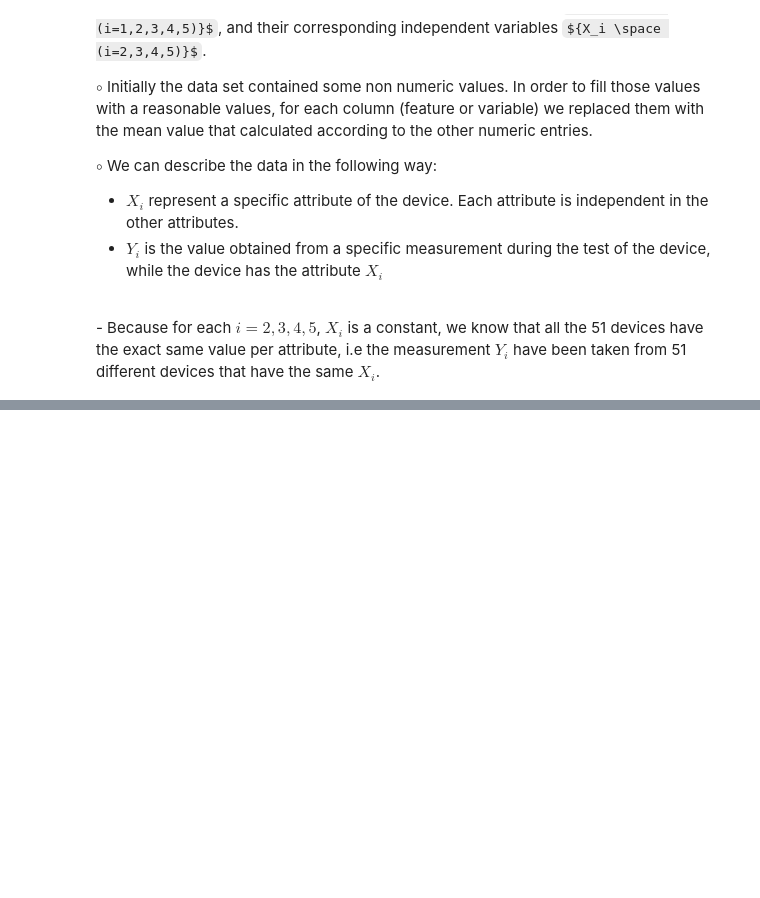
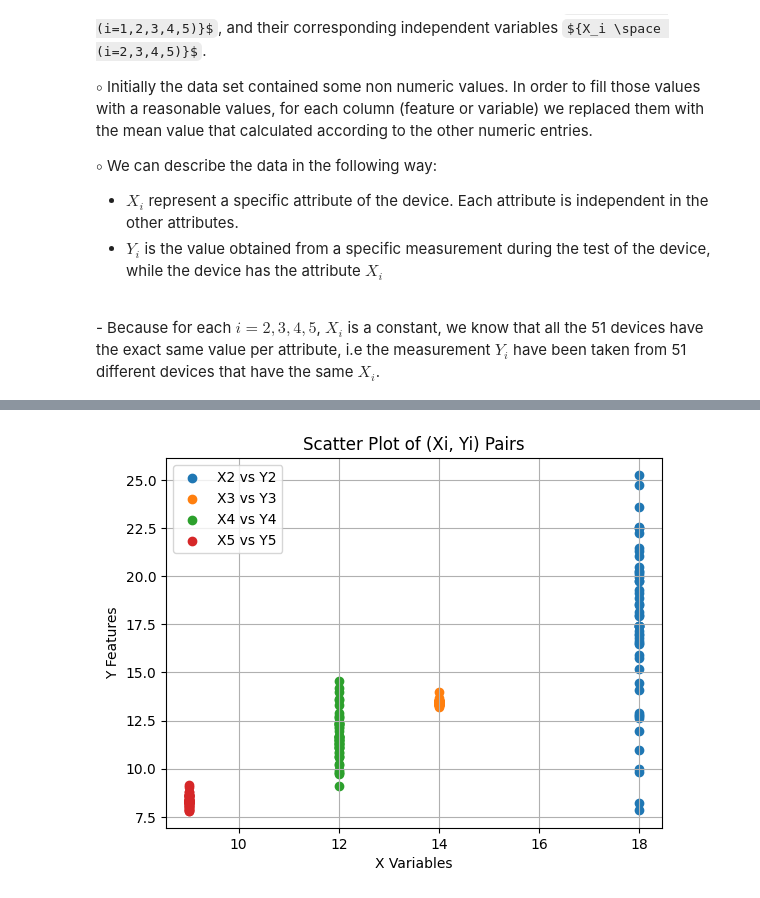
Before and after one commit to RonBartov/Data_Processing, a Jupyter notebook: factory_data_processing.ipynb, the cells around one changed output, grey strips where cells are left out. Saved outputs shown, nothing was run; the diff lists cells and outputs as text; code cells hidden in the pictures; some formulas as TeX source; blank space fills up the shorter version.

Commit message:
Done with Data Visualization and Explanation

```diff
--- a/factory_data_processing.ipynb
+++ b/factory_data_processing.ipynb
@@ -223,0 +239,17 @@ ${\circ}$ We can describe the data in the following way:
+# %%
+# Scatter plot for features with corresponding variables
+x_columns = ['X2', 'X3', 'X4', 'X5']
+y_columns = ['Y2', 'Y3', 'Y4', 'Y5']
+
+for x_col, y_col in zip(x_columns, y_columns):
+    plt.scatter(sample_group[x_col], sample_group[y_col], label=f'{x_col} vs {y_col}')
+
+plt.xlabel('X Variables')
+plt.ylabel('Y Features')
+plt.legend()
+plt.title('Scatter Plot of (Xi, Yi) Pairs')
+plt.grid(True)
+
+plt.show()
+# %% [output]
+[figure, added]
```
Also changed, not shown: parts of 11 cells of this notebook.
